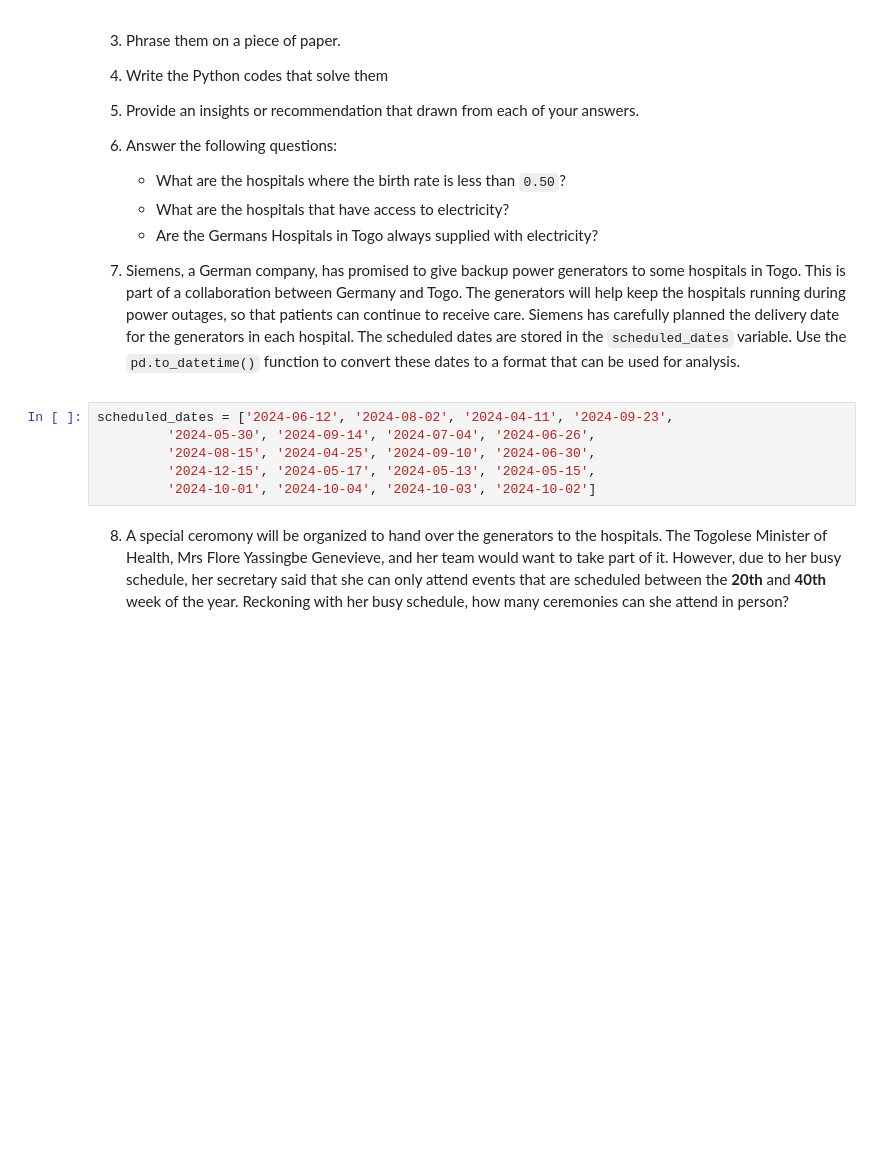
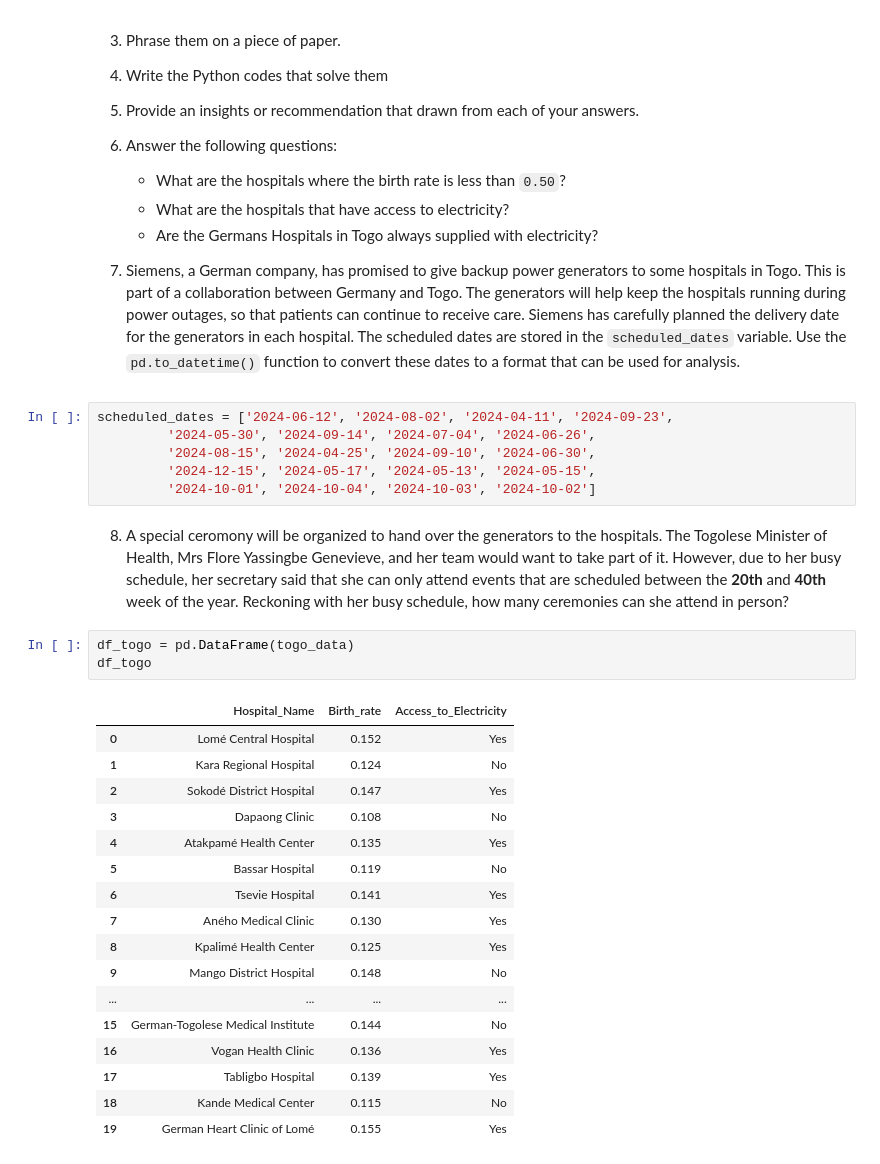
Before and after one commit to lekoundanmgedeon/data-preprocessing-daily-reports, a Jupyter notebook: module_02/01_Series_and_DataFrames.ipynb, the cells around one changed output. Saved outputs shown, nothing was run; the diff lists cells and outputs as text; blank space fills up the shorter version.

```diff
--- a/module_02/01_Series_and_DataFrames.ipynb
+++ b/module_02/01_Series_and_DataFrames.ipynb
@@ -456,3 +461,24 @@ scheduled_dates = ['2024-06-12', '2024-08-02', '2024-04-11', '2024-09-23',
 # %% [markdown]
 
 8. A special ceromony will be organized to hand over the generators to the hospitals. The Togolese Minister of Health, Mrs Flore Yassingbe Genevieve, and her team would want to take part of it. However, due to her busy schedule, her secretary said that she can only attend events that are scheduled between the **20th** and **40th** week of the year. Reckoning with her busy schedule, how many ceremonies can she attend in person?
+# %%
+df_togo = pd.DataFrame(togo_data)
+df_togo
+# %% [output]
+|  | Hospital_Name | Birth_rate | Access_to_Electricity |
+| 0 | Lomé Central Hospital | 0.152 | Yes |
+| 1 | Kara Regional Hospital | 0.124 | No |
+| 2 | Sokodé District Hospital | 0.147 | Yes |
+| 3 | Dapaong Clinic | 0.108 | No |
+| 4 | Atakpamé Health Center | 0.135 | Yes |
+| 5 | Bassar Hospital | 0.119 | No |
+| 6 | Tsevie Hospital | 0.141 | Yes |
+| 7 | Aného Medical Clinic | 0.130 | Yes |
+| 8 | Kpalimé Health Center | 0.125 | Yes |
+| 9 | Mango District Hospital | 0.148 | No |
+| ... | ... | ... | ... |
+| 15 | German-Togolese Medical Institute | 0.144 | No |
+| 16 | Vogan Health Clinic | 0.136 | Yes |
+| 17 | Tabligbo Hospital | 0.139 | Yes |
+| 18 | Kande Medical Center | 0.115 | No |
+| 19 | German Heart Clinic of Lomé | 0.155 | Yes |
```
Also changed, not shown: parts of 4 cells of this notebook.
